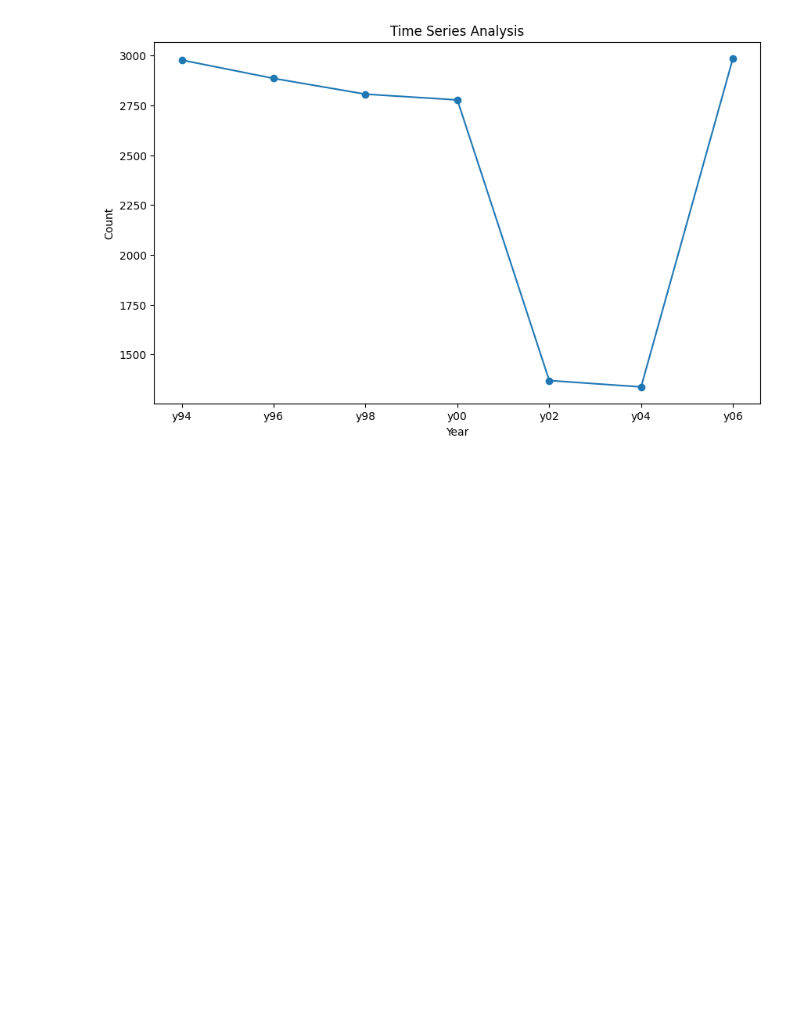
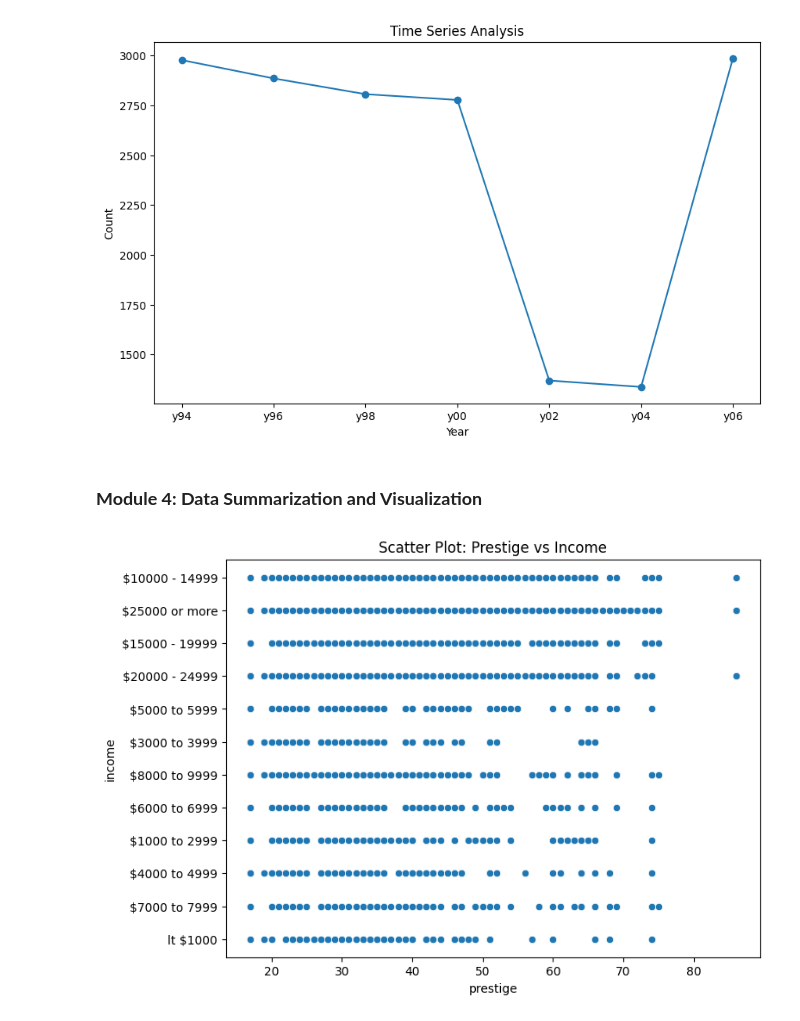
Before and after one commit to rahh03/EDA_21BDS0168, a Jupyter notebook: EDA_TH_RAHUL_KUMAR_21BDS0168.ipynb, the cells around one changed output. Drawn from its saved outputs; the diff is of its cells as text; code cells hidden in the pictures; blank space fills up the shorter version.

```diff
--- a/EDA_TH_RAHUL_KUMAR_21BDS0168.ipynb
+++ b/EDA_TH_RAHUL_KUMAR_21BDS0168.ipynb
@@ -250,3 +282,5 @@ plt.ylabel('Count')
 plt.show()
 # %% [output]
 [figure]
+# %% [markdown]
+### **Module 4: Data Summarization and Visualization**
@@ -252,0 +294,10 @@ plt.show()
+# %%
+# 2. Visualization
+
+# Scatter Plot: Prestige vs Income
+plt.figure(figsize=(8,6))
+sns.scatterplot(data=happiness_data, x='prestige', y='income')
+plt.title('Scatter Plot: Prestige vs Income')
+plt.show()
+# %% [output]
+[figure, added]
```
Also changed, not shown: parts of 30 cells of this notebook.
